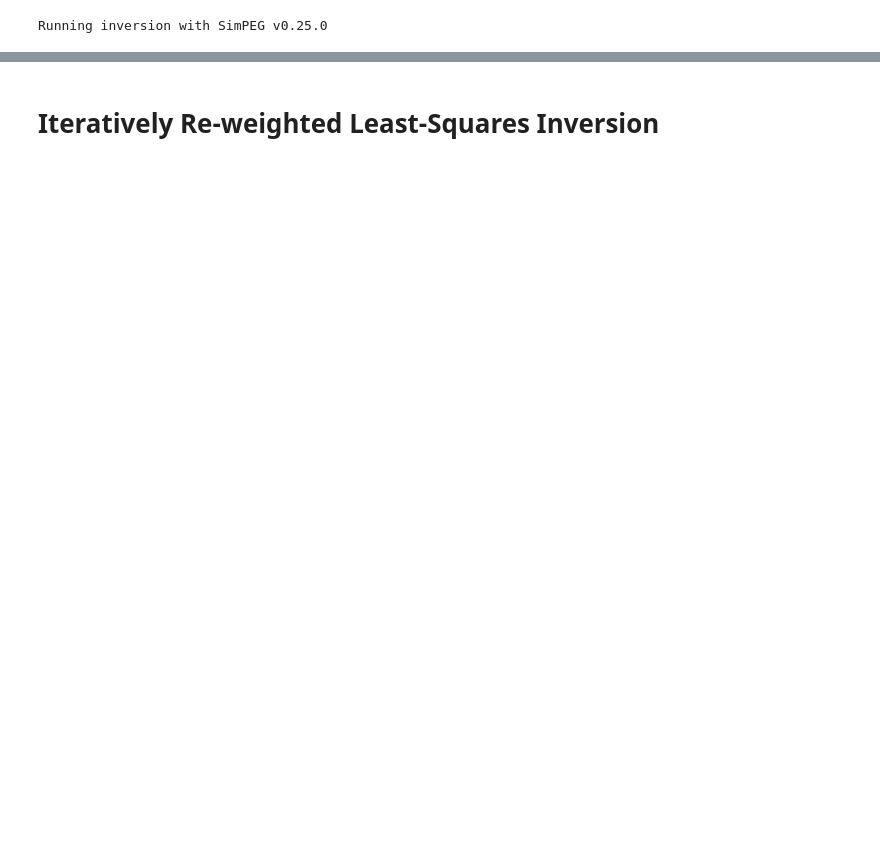
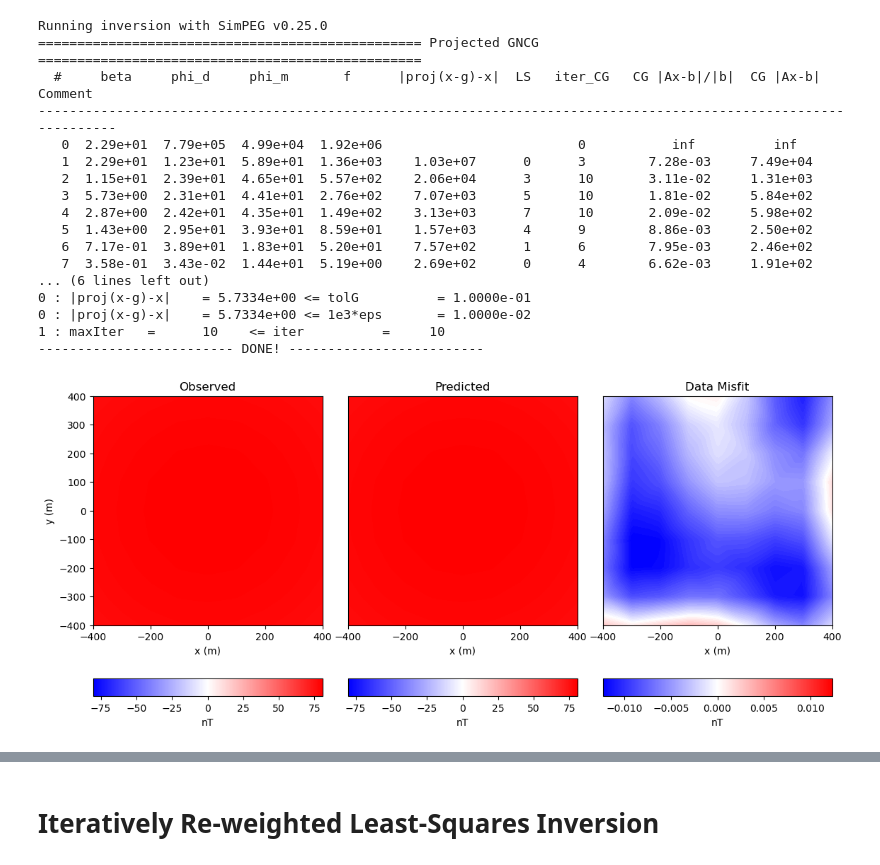
Before and after one commit to ian-ha/eosc454-project, a Jupyter notebook: visualizations.ipynb, the cells around one changed output, grey strips where cells are left out. Saved outputs shown, nothing was run; the diff lists cells and outputs as text; code cells hidden in the pictures; blank space fills up the shorter version.

```diff
--- a/visualizations.ipynb
+++ b/visualizations.ipynb
@@ -160,34 +160,51 @@ ax2 = 3 * [None]
 norm = 3 * [None]
 cbar = 3 * [None]
 cplot = 3 * [None]
 v_lim = [np.max(np.abs(dobs)), np.max(np.abs(dobs)), np.max(np.abs(dobs - dpred_inversion))]
 
 for ii in range(0, 3):
     ax1[ii] = fig.add_axes([0.3 * ii + 0.1, 0.2, 0.27, 0.75])
     norm[ii] = mpl.colors.Normalize(vmin=-v_lim[ii], vmax=v_lim[ii])
     cplot[ii] = plot2Ddata(
         receiver_list[0].locations,
         data_array[:, ii],
         ax=ax1[ii],
-        ncontour=30,
+        ncontour=50,
         contourOpts={"cmap": "bwr", "norm": norm[ii]},
     )
     ax1[ii].set_title(plot_title[ii])
     ax1[ii].set_xlabel("x (m)")
     if ii == 0:
         ax1[ii].set_ylabel("y (m)")
     else:
         ax1[ii].set_yticks([])
 
     ax2[ii] = fig.add_axes([0.3 * ii + 0.1, 0.05, 0.27, 0.05])
     cbar[ii] = mpl.colorbar.ColorbarBase(
         ax2[ii], norm=norm[ii], orientation="horizontal", cmap=mpl.cm.bwr
     )
     cbar[ii].set_label(plot_units[ii], labelpad=5)
 
 plt.show()
 # %% [output]
 Running inversion with SimPEG v0.25.0
+================================================= Projected GNCG =================================================
+  #     beta     phi_d     phi_m       f      |proj(x-g)-x|  LS   iter_CG   CG |Ax-b|/|b|  CG |Ax-b|   Comment
+-----------------------------------------------------------------------------------------------------------------
+   0  2.29e+01  7.79e+05  4.99e+04  1.92e+06                         0           inf          inf
+   1  2.29e+01  1.23e+01  5.89e+01  1.36e+03    1.03e+07      0      3        7.28e-03     7.49e+04
+   2  1.15e+01  2.39e+01  4.65e+01  5.57e+02    2.06e+04      3      10       3.11e-02     1.31e+03
+   3  5.73e+00  2.31e+01  4.41e+01  2.76e+02    7.07e+03      5      10       1.81e-02     5.84e+02
+   4  2.87e+00  2.42e+01  4.35e+01  1.49e+02    3.13e+03      7      10       2.09e-02     5.98e+02
+   5  1.43e+00  2.95e+01  3.93e+01  8.59e+01    1.57e+03      4      9        8.86e-03     2.50e+02
+   6  7.17e-01  3.89e+01  1.83e+01  5.20e+01    7.57e+02      1      6        7.95e-03     2.46e+02
+   7  3.58e-01  3.43e-02  1.44e+01  5.19e+00    2.69e+02      0      4        6.62e-03     1.91e+02
+... (6 lines left out)
+0 : |proj(x-g)-x|    = 5.7334e+00 <= tolG          = 1.0000e-01
+0 : |proj(x-g)-x|    = 5.7334e+00 <= 1e3*eps       = 1.0000e-02
+1 : maxIter   =      10    <= iter          =     10
+------------------------- DONE! -------------------------
+[figure, added]
 # %%
 fig = plt.figure(figsize=(7, 3))
 ax1 = fig.add_axes([0.1, 0.1, 0.73, 0.8])
```
Also changed, not shown: parts of 9 cells of this notebook, 2 other files.
